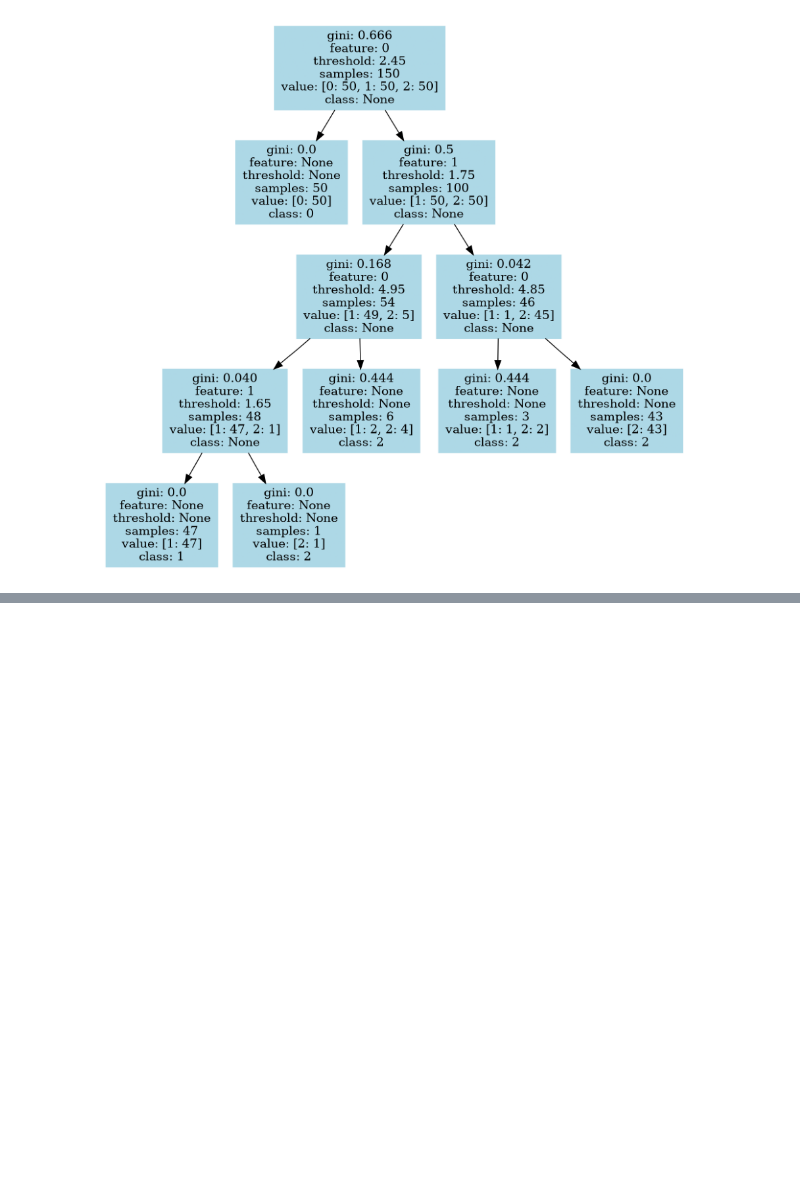
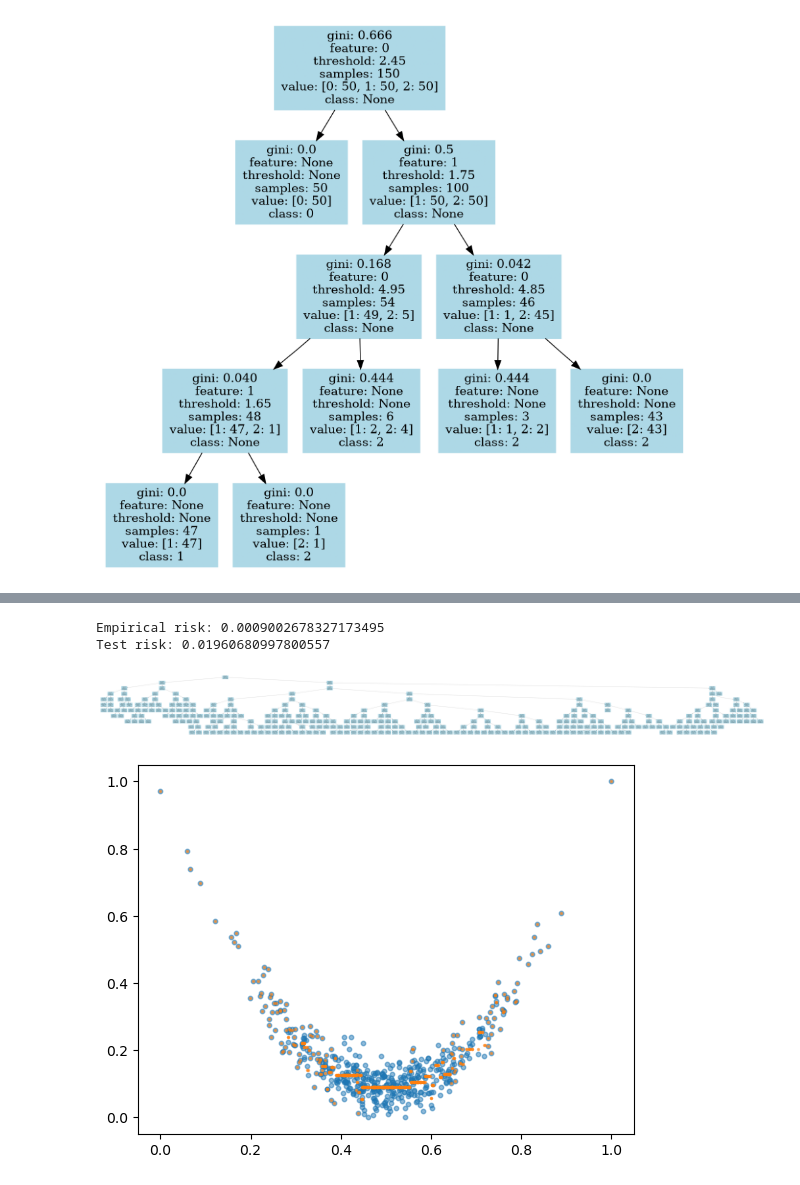
Before and after one commit to bmalick/machine-learning-grind, a Jupyter notebook: 01-machine-learning/04-decision-tree/main.ipynb, the cells around one changed output, grey strips where cells are left out. Cells and saved outputs as stored; diff of their text form; code cells hidden in the pictures; blank space fills up the shorter version.

```diff
--- a/01-machine-learning/04-decision-tree/main.ipynb
+++ b/01-machine-learning/04-decision-tree/main.ipynb
@@ -48,0 +72,8 @@ Train accuracy: 0.98
+# %%
+model = decision_tree.DecisionTree(cost_function=utils.mse, max_depth=10) # overfitting case
+train_regression(model, X_train, y_train)
+# %% [output]
+Empirical risk: 0.0009002678327173495
+Test risk: 0.01960680997800557
+[figure, added]
+[figure, added]
```
Also changed, not shown: parts of 10 cells of this notebook, 5 other files.
